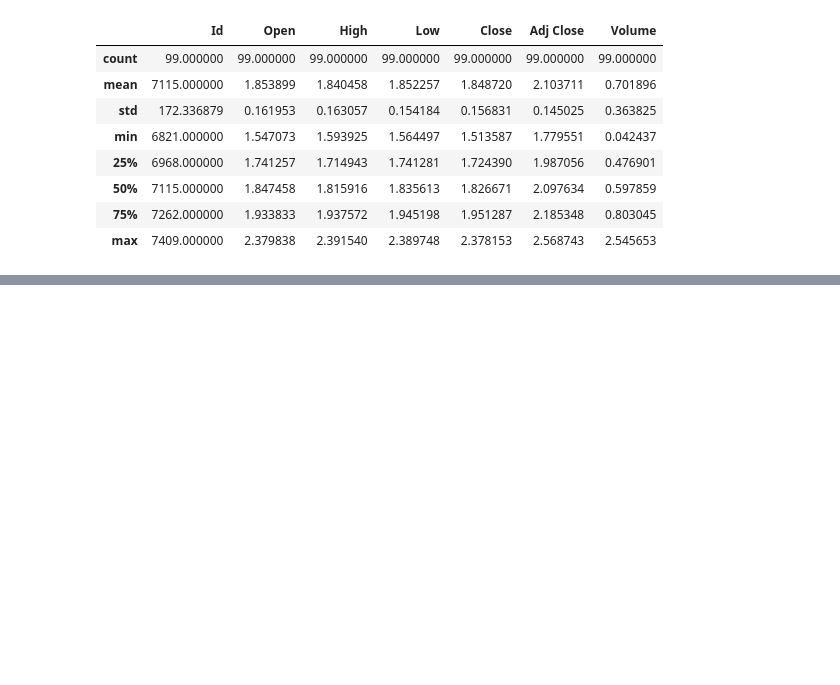
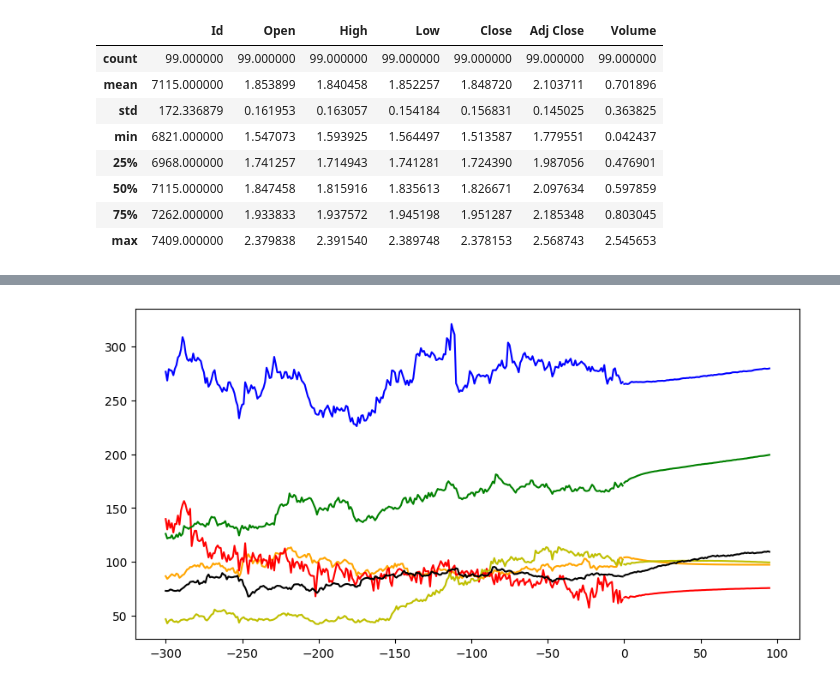
Before and after one commit to AlazarG19/Mosaic-Close-Price-Prediction-Kaggle-Competition, a Jupyter notebook: m24-cpp-eda-kernelridge-regressor.ipynb, the cells around one changed output, grey strips where cells are left out. Cells and saved outputs as stored; diff of their text form; code cells hidden in the pictures; blank space fills up the shorter version.

```diff
--- a/m24-cpp-eda-kernelridge-regressor.ipynb
+++ b/m24-cpp-eda-kernelridge-regressor.ipynb
@@ -137,0 +236,7 @@ rescaled_train_df_5[-100:-1].describe()
+# %%
+growth_rate_0=10/100
+growth_rate_1=0
+growth_rate_2=-1/100
+growth_rate_3=-5/100
+growth_rate_4=100/100
+growth_rate_5=10/100
@@ -137,0 +270,9 @@ rescaled_train_df_5[-100:-1].describe()
+# %%
+l=[]
+for i in range(forward):
+    l.append(results_0['Close'][i])
+    l.append(results_1['Close'][i])
+    l.append(results_2['Close'][i])
+    l.append(results_3['Close'][i])
+    l.append(results_4['Close'][i])
+    l.append(results_5['Close'][i])
@@ -137,0 +295,24 @@ rescaled_train_df_5[-100:-1].describe()
+# %%
+plt.figure(figsize=(10,5))
+#past
+
+past_lim=300
+past=[-past_lim+i for i in range(past_lim)]
+plt.plot(past,train_df_0['Close'][-past_lim:],color='blue')
+plt.plot(past,train_df_1['Close'][-past_lim:],color='orange')
+plt.plot(past,[x*10 for x in train_df_2['Close'][-past_lim:]],color='r')
+plt.plot(past,train_df_3['Close'][-past_lim:],color='y')
+plt.plot(past,[x/100 for x in train_df_4['Close'][-past_lim:]],color='black')
+plt.plot(past,train_df_5['Close'][-past_lim:],color='g')
+#future
+future=[i for i in range(forward)]
+plt.plot(future,results_0['Close'],color='blue')
+plt.plot(future,results_1['Close'],color='orange')
+plt.plot(future,[x*10 for x in results_2['Close']],color='r')
+plt.plot(future,results_3['Close'],color='y')
+plt.plot(future,[x/100 for x in results_4['Close'] ],color='black')
+plt.plot(future,results_5['Close'],color='g')
+
+plt.show()
+# %% [output]
+[figure, added]
```
Also changed, not shown: parts of 9 cells of this notebook.
